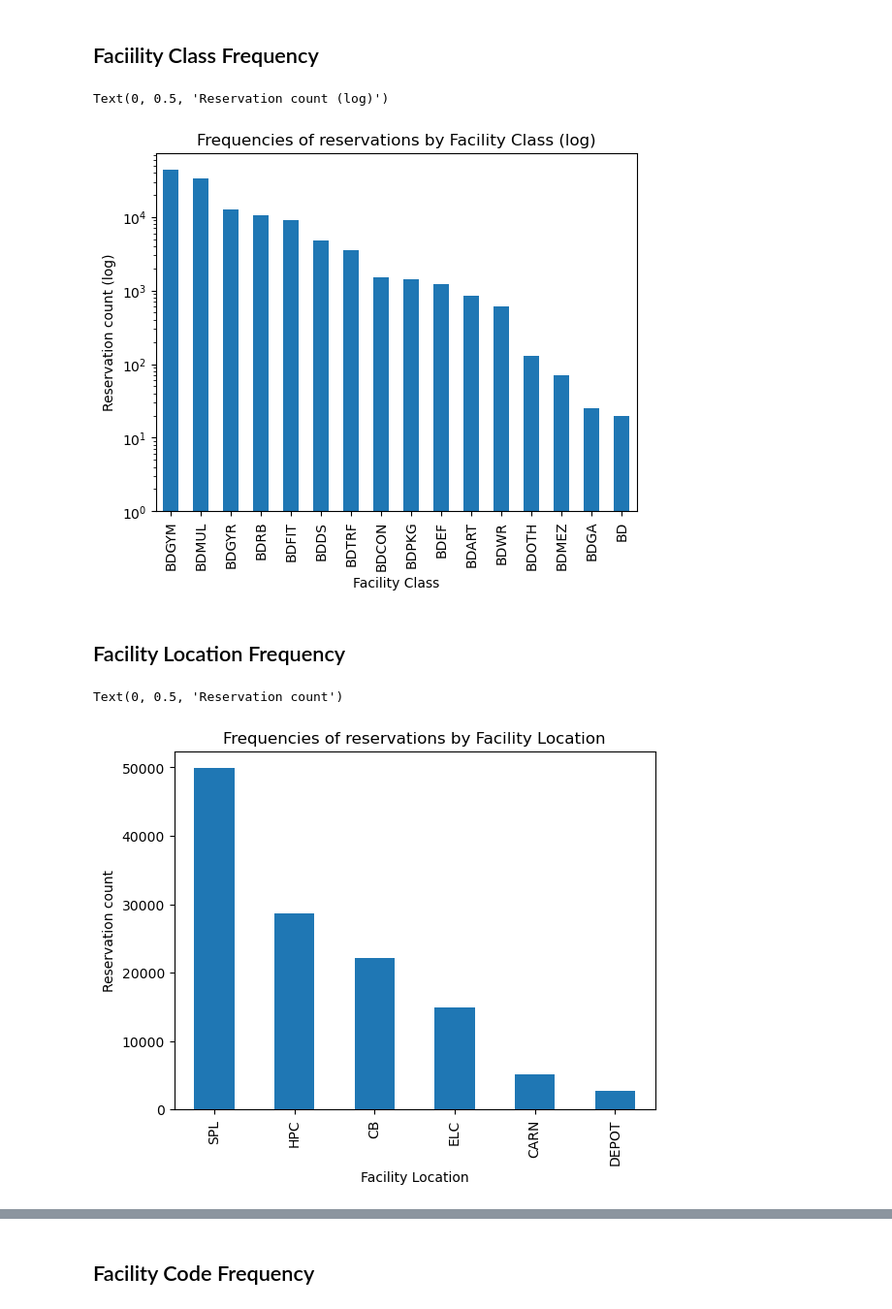
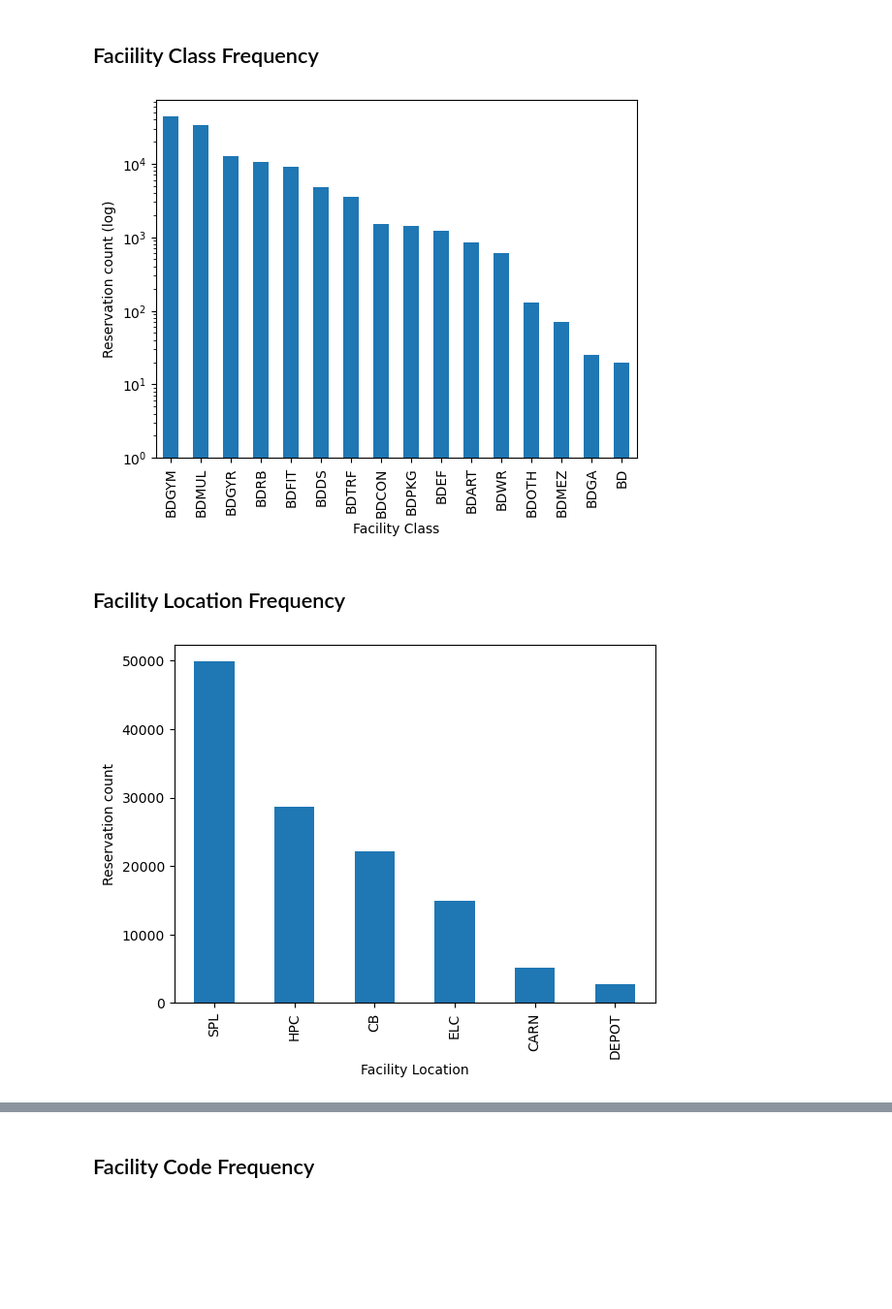
Before and after one commit to EarliestFall988/Data-Science-CIS-590, a Jupyter notebook: Visualizations/Visualizations.ipynb, the cells around one changed output, grey strips where cells are left out. Shown at 97% size. Saved outputs shown, nothing was run; the diff lists cells and outputs as text; code cells hidden in the pictures; blank space fills up the shorter version.

```diff
--- a/Visualizations/Visualizations.ipynb
+++ b/Visualizations/Visualizations.ipynb
@@ -12,24 +12,24 @@ import matplotlib.pyplot as plt
 # %%
 df = pandas.read_csv('/Users/patrickmoll/Desktop/cis590data/DateTimeCleanedData/DateTimeCleanedReservationsAll.csv')
 df['Reservation Count'] = 1
 fig, ax = plt.subplots()
-ax.set_title("Frequencies of reservations by Facility Class (log)")
+#ax.set_title("Frequencies of reservations by Facility Class (log)")
 df['Facility Class'].value_counts().plot(ax=ax, kind='bar', log=True)
 ax.set_xlabel('Facility Class')
 ax.set_ylabel('Reservation count (log)')
+#plt.savefig("figures/Frequencies of reservations by Facility Class (log).pdf", format="pdf", bbox_inches="tight")
 # %% [output]
-Text(0, 0.5, 'Reservation count (log)')
-[figure, old version]
+[figure, new version]
 # %% [markdown]
 ## Facility Location Frequency
 # %%
 fig, ax = plt.subplots()
-ax.set_title("Frequencies of reservations by Facility Location")
+#ax.set_title("Frequencies of reservations by Facility Location")
 df['Facility Location'].value_counts().plot(ax=ax, kind='bar')
 ax.set_xlabel('Facility Location')
 ax.set_ylabel('Reservation count')
+plt.savefig("figures/Frequencies of reservations by Facility Location.pdf", format="pdf", bbox_inches="tight")
 # %% [output]
-Text(0, 0.5, 'Reservation count')
-[figure, old version]
+[figure, new version]
 # %%
 df.groupby(['Facility Location']).sum().plot(kind='pie', y = 'Reservation Count',autopct='%1.0f%%')
```
Also changed, not shown: parts of 13 cells of this notebook, 1 other file.
